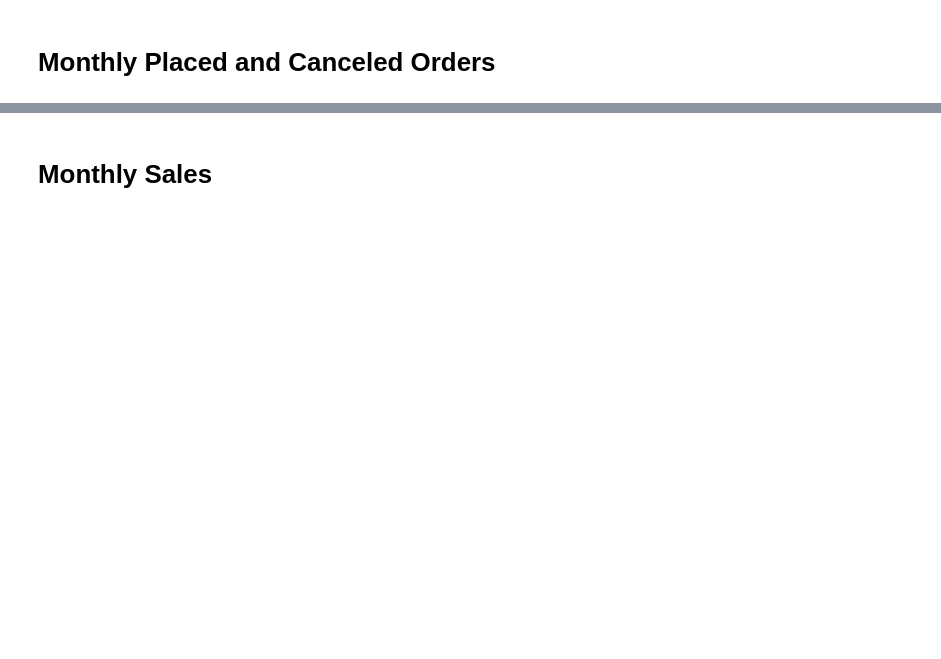
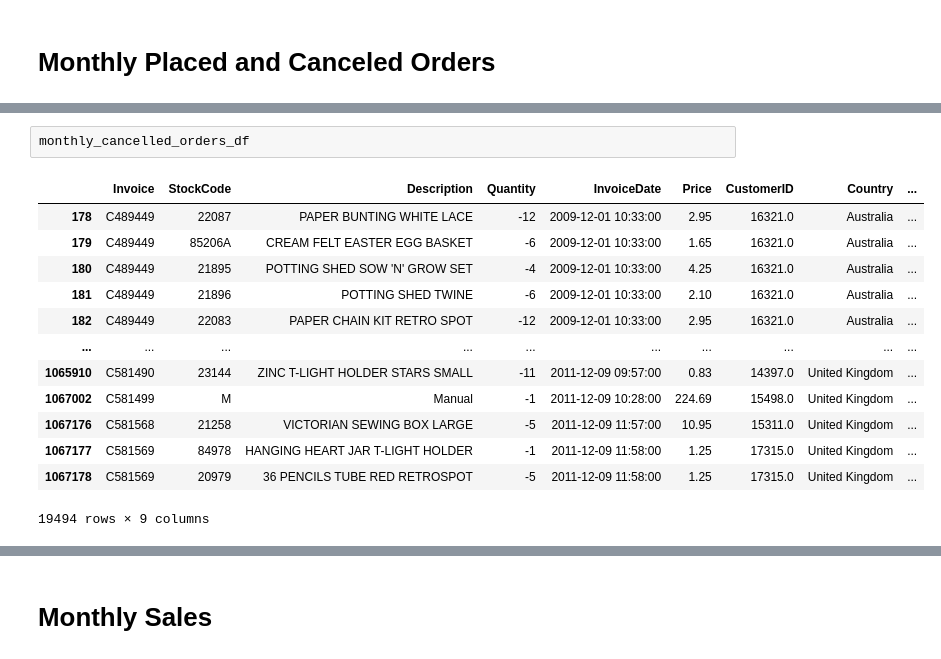
Before and after one commit to jarviscanada/jarvis_data_eng_MiguelDario, a Jupyter notebook: python_data_analytics/python_data_wrangling/retail_data_analytics_wrangling.ipynb, the cells around one changed output, grey strips where cells are left out. Cells and saved outputs as stored; diff of their text form; blank space fills up the shorter version.

```diff
--- a/python_data_analytics/python_data_wrangling/retail_data_analytics_wrangling.ipynb
+++ b/python_data_analytics/python_data_wrangling/retail_data_analytics_wrangling.ipynb
@@ -264,0 +337,16 @@ invoice_data["Amount"].quantile(0.85)
+# %%
+monthly_cancelled_orders_df
+# %% [output]
+|  | Invoice | StockCode | Description | Quantity | InvoiceDate | Price | CustomerID | Country | ... |
+| 178 | C489449 | 22087 | PAPER BUNTING WHITE LACE | -12 | 2009-12-01 10:33:00 | 2.95 | 16321.0 | Australia | ... |
+| 179 | C489449 | 85206A | CREAM FELT EASTER EGG BASKET | -6 | 2009-12-01 10:33:00 | 1.65 | 16321.0 | Australia | ... |
+| 180 | C489449 | 21895 | POTTING SHED SOW 'N' GROW SET | -4 | 2009-12-01 10:33:00 | 4.25 | 16321.0 | Australia | ... |
+| 181 | C489449 | 21896 | POTTING SHED TWINE | -6 | 2009-12-01 10:33:00 | 2.10 | 16321.0 | Australia | ... |
+| 182 | C489449 | 22083 | PAPER CHAIN KIT RETRO SPOT | -12 | 2009-12-01 10:33:00 | 2.95 | 16321.0 | Australia | ... |
+| ... | ... | ... | ... | ... | ... | ... | ... | ... | ... |
+| 1065910 | C581490 | 23144 | ZINC T-LIGHT HOLDER STARS SMALL | -11 | 2011-12-09 09:57:00 | 0.83 | 14397.0 | United Kingdom | ... |
+| 1067002 | C581499 | M | Manual | -1 | 2011-12-09 10:28:00 | 224.69 | 15498.0 | United Kingdom | ... |
+| 1067176 | C581568 | 21258 | VICTORIAN SEWING BOX LARGE | -5 | 2011-12-09 11:57:00 | 10.95 | 15311.0 | United Kingdom | ... |
+| 1067177 | C581569 | 84978 | HANGING HEART JAR T-LIGHT HOLDER | -1 | 2011-12-09 11:58:00 | 1.25 | 17315.0 | United Kingdom | ... |
+| 1067178 | C581569 | 20979 | 36 PENCILS TUBE RED RETROSPOT | -5 | 2011-12-09 11:58:00 | 1.25 | 17315.0 | United Kingdom | ... |
+19494 rows × 9 columns
```
Also changed, not shown: parts of 9 cells of this notebook.
